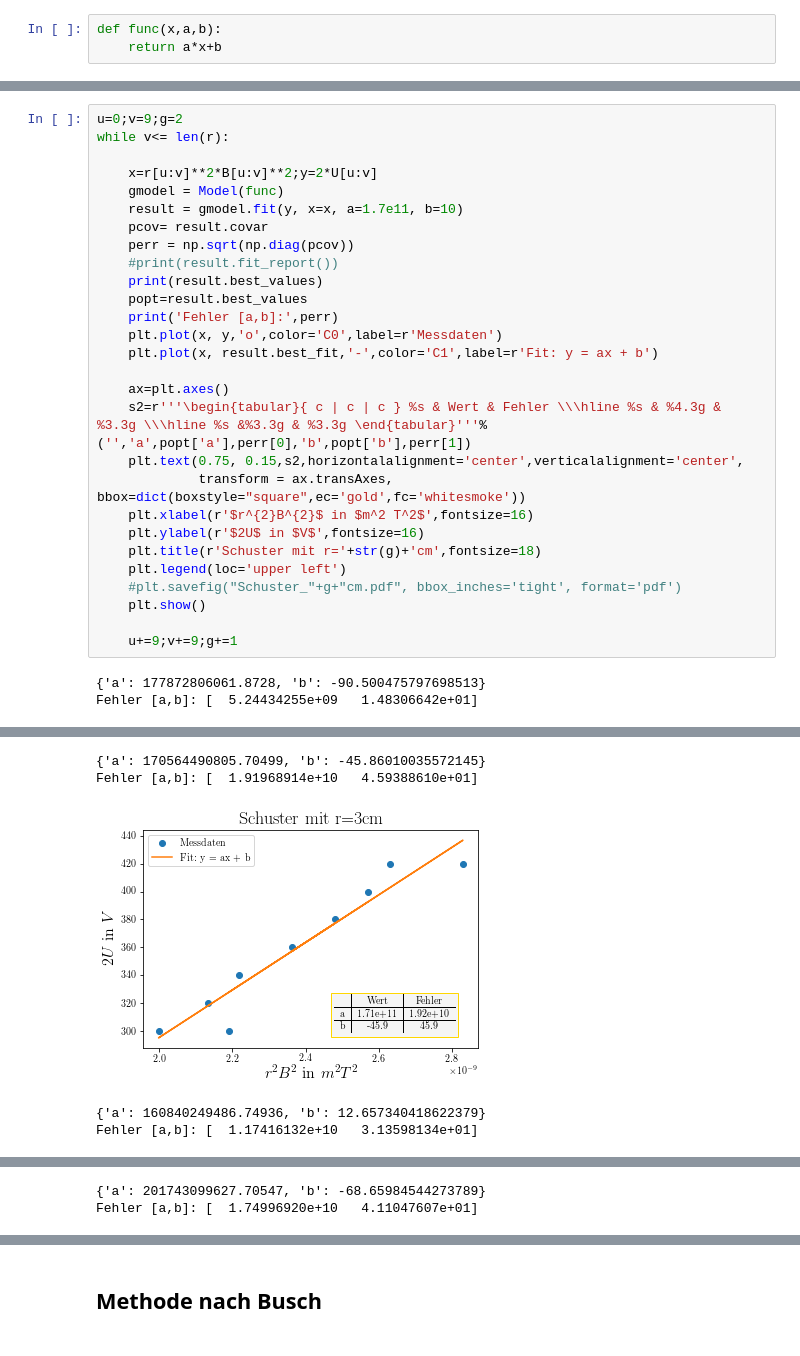
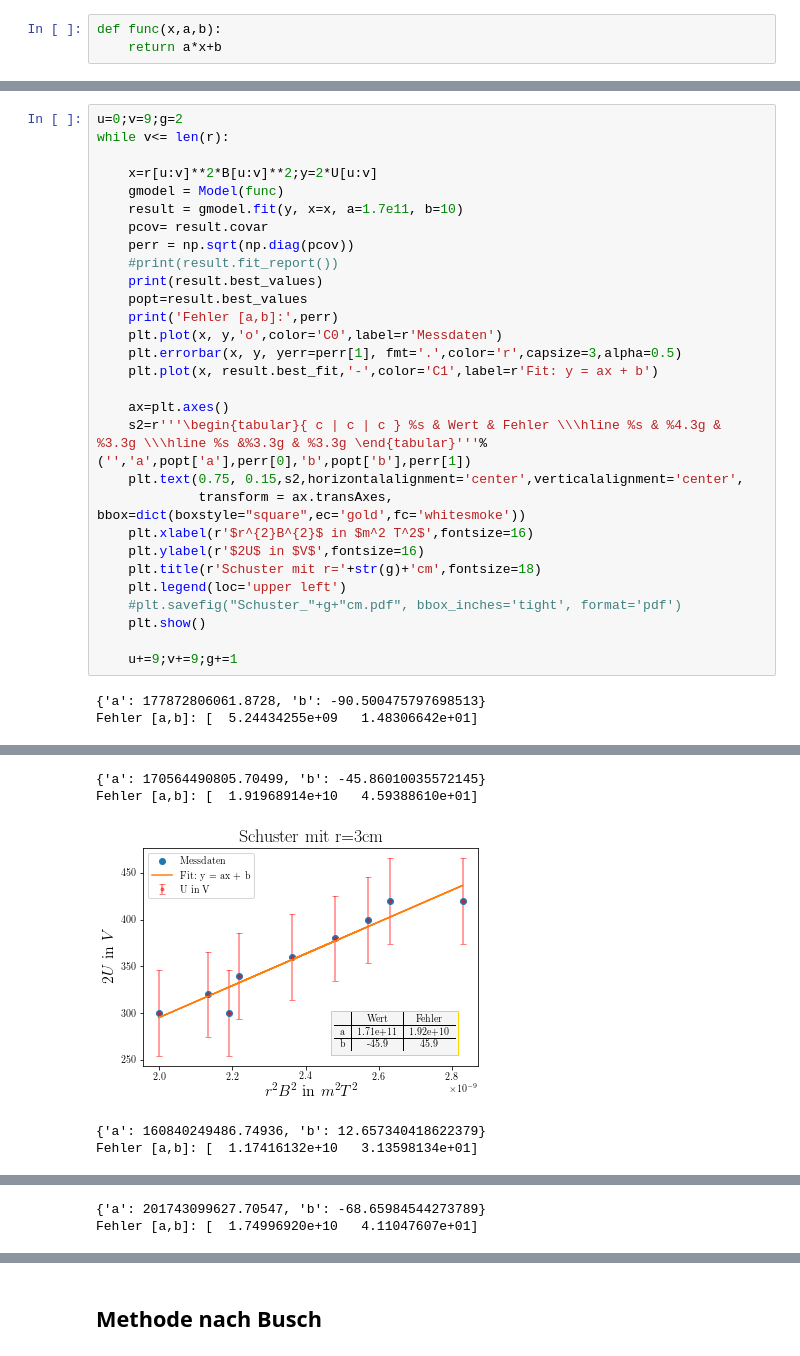
Before and after one commit to zuinet/Spezifische-Ladung-e-, a Jupyter notebook: Spez_Ladung.ipynb, the cells around one changed output, grey strips where cells are left out. Drawn from its saved outputs; the diff is of its cells as text.

```diff
--- a/Spez_Ladung.ipynb
+++ b/Spez_Ladung.ipynb
@@ -81,6 +82,7 @@ while v<= len(r):
     popt=result.best_values
     print('Fehler [a,b]:',perr)
     plt.plot(x, y,'o',color='C0',label=r'Messdaten')
+    plt.errorbar(x, y, yerr=perr[1], fmt='.',color='r',capsize=3,alpha=0.5)
     plt.plot(x, result.best_fit,'-',color='C1',label=r'Fit: y = ax + b')
 
     ax=plt.axes()
@@ -102,5 +104,5 @@ Fehler [a,b]: [  5.24434255e+09   1.48306642e+01]
 {'a': 170564490805.70499, 'b': -45.86010035572145}
 Fehler [a,b]: [  1.91968914e+10   4.59388610e+01]
-[figure, old version]
+[figure, new version]
 {'a': 160840249486.74936, 'b': 12.657340418622379}
 Fehler [a,b]: [  1.17416132e+10   3.13598134e+01]
```
Also changed, not shown: parts of 5 cells of this notebook.
